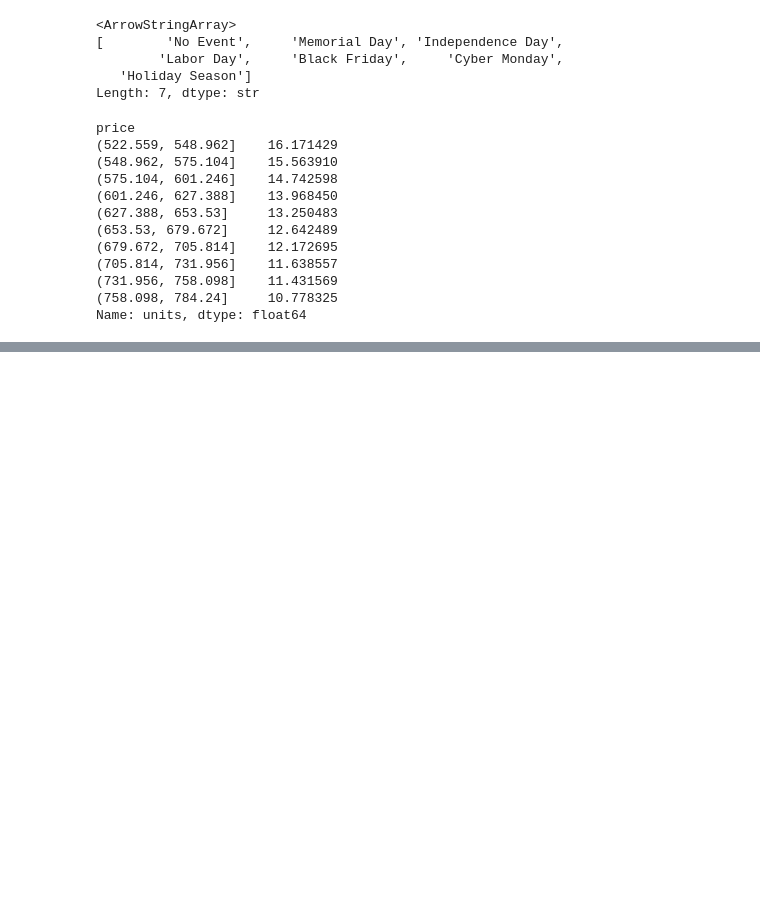
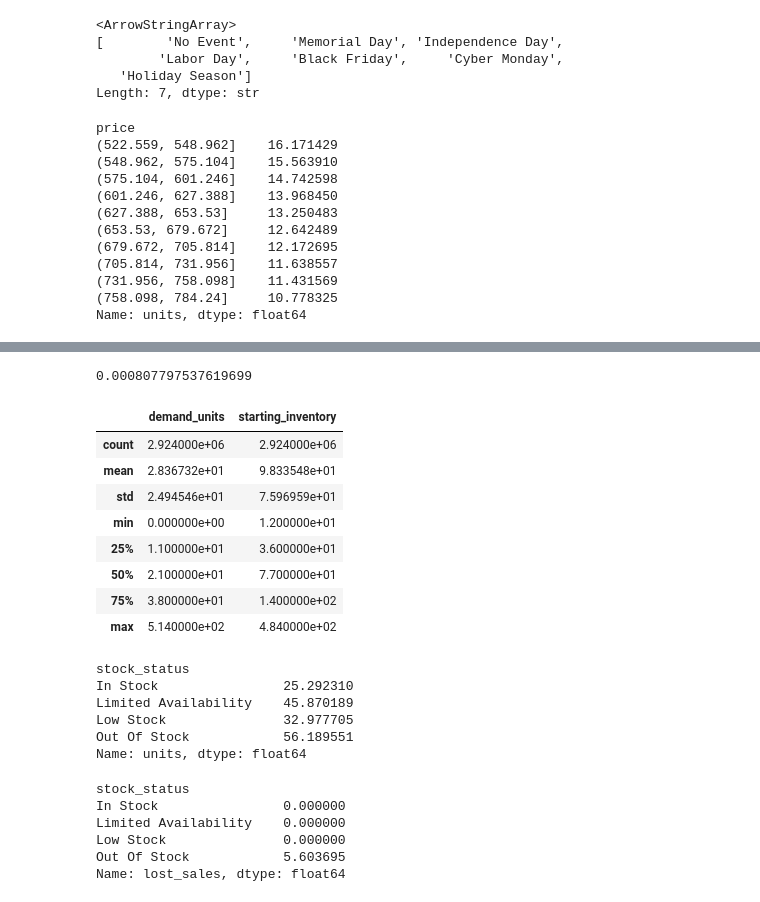
Before and after one commit to kpratheek5899/Applied-Data-Science-Portfolio, a Jupyter notebook: 01-retail-pricing-optimization/notebooks/02_simulator_validation.ipynb, the cells around one changed output, grey strips where cells are left out. Cells and saved outputs as stored; diff of their text form; code cells hidden in the pictures; blank space fills up the shorter version.

Commit message:
Add inventory constraints and stock status simulation

```diff
--- a/01-retail-pricing-optimization/notebooks/02_simulator_validation.ipynb
+++ b/01-retail-pricing-optimization/notebooks/02_simulator_validation.ipynb
@@ -210,3 +210,19 @@ price
 (731.956, 758.098]    11.431569
 (758.098, 784.24]     10.778325
 Name: units, dtype: float64
+# %%
+import pandas as pd
+
+df = pd.read_csv(
+    "../data/simulated/nova_retail_simulated_data_v2_inventory.csv"
+)
+
+print(df.shape)
+
+print(df["stock_status"].value_counts(normalize=True))
+
+print(df[["demand_units", "units", "lost_sales"]].describe())
+
+print(
+    df.groupby("event_phase")[["demand_units", "units", "lost_sales"]].mean()
+)
@@ -212,0 +247,39 @@ Name: units, dtype: float64
+# %%
+print(
+    (df["demand_units"] > df["starting_inventory"]).mean()
+)
+# %% [output]
+0.000807797537619699
+# %%
+df[[
+    "demand_units",
+    "starting_inventory"
+]].describe()
+# %% [output]
+|  | demand_units | starting_inventory |
+| count | 2.924000e+06 | 2.924000e+06 |
+| mean | 2.836732e+01 | 9.833548e+01 |
+| std | 2.494546e+01 | 7.596959e+01 |
+| min | 0.000000e+00 | 1.200000e+01 |
+| 25% | 1.100000e+01 | 3.600000e+01 |
+| 50% | 2.100000e+01 | 7.700000e+01 |
+| 75% | 3.800000e+01 | 1.400000e+02 |
+| max | 5.140000e+02 | 4.840000e+02 |
+# %%
+df.groupby("stock_status")["units"].mean()
+# %% [output]
+stock_status
+In Stock                25.292310
+Limited Availability    45.870189
+Low Stock               32.977705
+Out Of Stock            56.189551
+Name: units, dtype: float64
+# %%
+df.groupby("stock_status")["lost_sales"].mean()
+# %% [output]
+stock_status
+In Stock                0.000000
+Limited Availability    0.000000
+Low Stock               0.000000
+Out Of Stock            5.603695
+Name: lost_sales, dtype: float64
```
Also changed, not shown: parts of 1 cell of this notebook, 1 other file.
